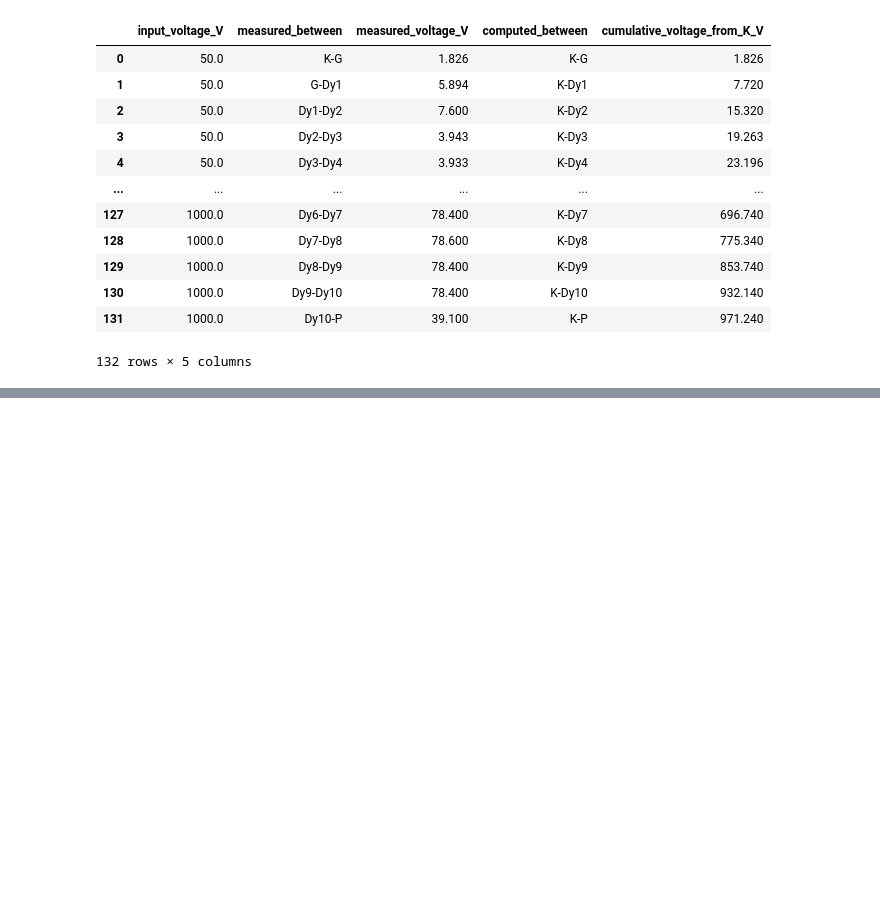
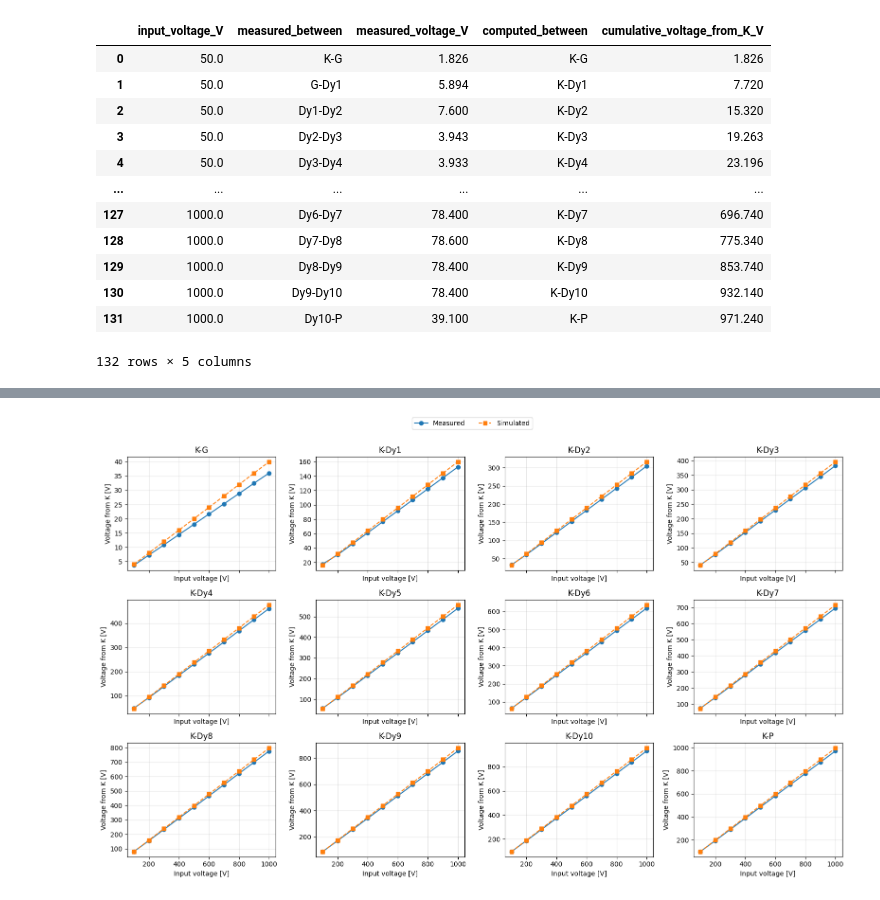
Before and after one commit to TAU-neutrino-lab/PMT-characterization, a Jupyter notebook: voltage-divider/voltage_divider_validation.ipynb, the cells around one changed output, grey strips where cells are left out. Drawn from its saved outputs; the diff is of its cells as text; code cells hidden in the pictures; blank space fills up the shorter version.

```diff
--- a/voltage-divider/voltage_divider_validation.ipynb
+++ b/voltage-divider/voltage_divider_validation.ipynb
@@ -65,3 +76,7 @@ data.comparison_df
 | 118 | 900.0 | K-P | 873.950 | 896.727 | -22.777 | -2.540015 |
 | 119 | 1000.0 | K-P | 971.240 | 996.364 | -25.124 | -2.521568 |
 120 rows × 6 columns
+# %%
+plot_by_pin(data.comparison_df);
+# %% [output]
+[figure, added]
```
Also changed, not shown: parts of 8 cells of this notebook, 2 other files.
